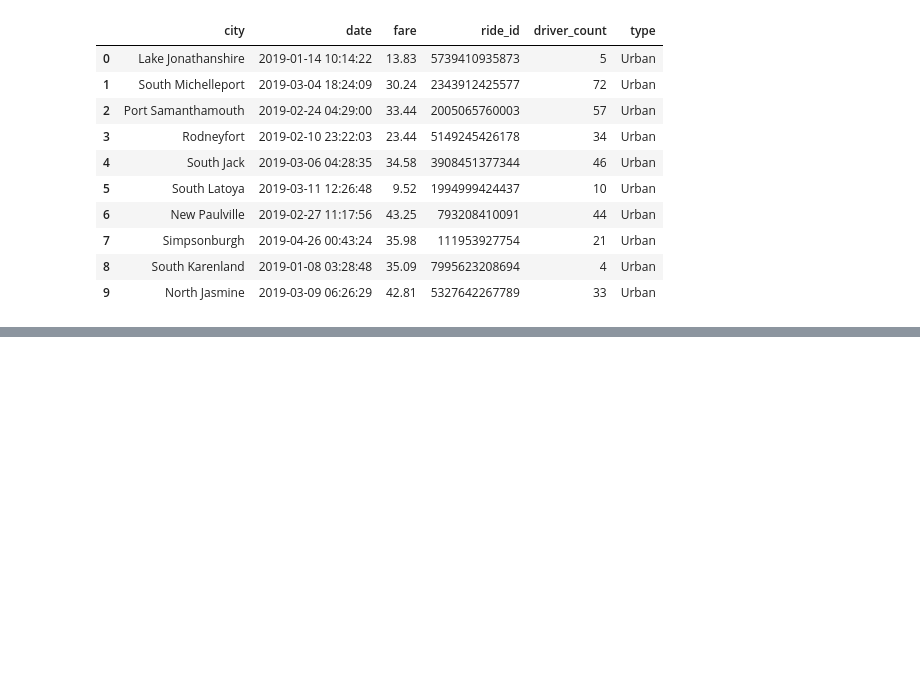
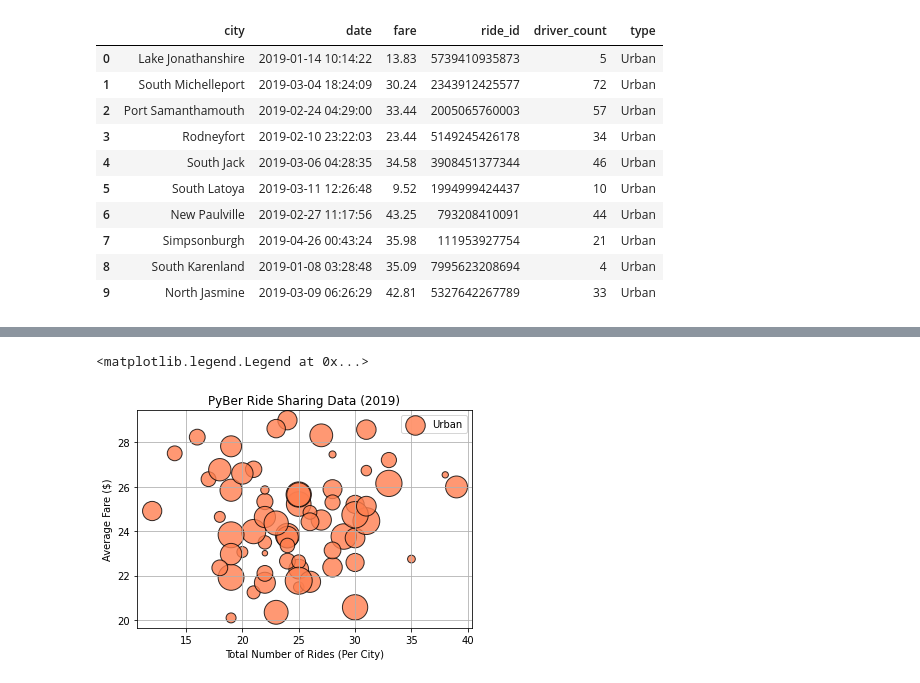
Before and after one commit to ahwinkelman/PyBer_Analysis, a Jupyter notebook: PyBer.ipynb, the cells around one changed output, grey strips where cells are left out. Saved outputs shown, nothing was run; the diff lists cells and outputs as text; code cells hidden in the pictures; blank space fills up the shorter version.

Commit message:
Bubble charts made and fiure saved to analysis

```diff
--- a/PyBer.ipynb
+++ b/PyBer.ipynb
@@ -128,3 +128,7 @@ pyber_data_df.head(10)
 | 7 | Simpsonburgh | 2019-04-26 00:43:24 | 35.98 | 111953927754 | 21 | Urban |
 | 8 | South Karenland | 2019-01-08 03:28:48 | 35.09 | 7995623208694 | 4 | Urban |
 | 9 | North Jasmine | 2019-03-09 06:26:29 | 42.81 | 5327642267789 | 33 | Urban |
+# %%
+# Create the Urban city DataFrame.
+urban_cities_df = pyber_data_df[pyber_data_df["type"] == "Urban"]
+urban_cities_df.head()
@@ -130,0 +161,37 @@ pyber_data_df.head(10)
+# %%
+#get the number of rides for each type of city
+urban_ride_count = urban_cities_df.groupby(["city"]).count()["ride_id"]
+#urban_ride_count.head()
+suburban_ride_count = suburban_cities_df.groupby(["city"]).count()["ride_id"]
+
+rural_ride_count = rural_cities_df.groupby(["city"]).count()["ride_id"]
+#suburban_ride_count.head()
+# %%
+#Get the average fare for each city type
+urban_avg_fare = urban_cities_df.groupby(["city"]).mean()["fare"]
+#urban_avg_fare.head()
+suburban_avg_fare = suburban_cities_df.groupby(["city"]).mean()["fare"]
+rural_avg_fare = rural_cities_df.groupby(["city"]).mean()["fare"]
+# %%
+#Get the Average Number of Drivers for Each City Type
+urban_driver_count = urban_cities_df.groupby(["city"]).mean()["driver_count"]
+#urban_avg_drivers.head()
+suburban_driver_count = suburban_cities_df.groupby(["city"]).mean()["driver_count"]
+rural_driver_count = rural_cities_df.groupby(["city"]).mean()["driver_count"]
+# %%
+#5.3.5 Create Bubble Charts
+#Urban Cities
+plt.scatter(urban_ride_count,
+            urban_avg_fare,
+            s = 10*urban_driver_count, c="coral",
+           edgecolor= "black", linewidths =1,
+           alpha = .8, label = "Urban")
+plt.title("PyBer Ride Sharing Data (2019)")
+plt.ylabel("Average Fare ($)")
+plt.xlabel("Total Number of Rides (Per City)")
+plt.grid(True)
+#Add legend
+plt.legend()
+# %% [output]
+<matplotlib.legend.Legend at 0x...>
+[figure, added]
```
Also changed, not shown: parts of 5 cells of this notebook, 1 other file.
